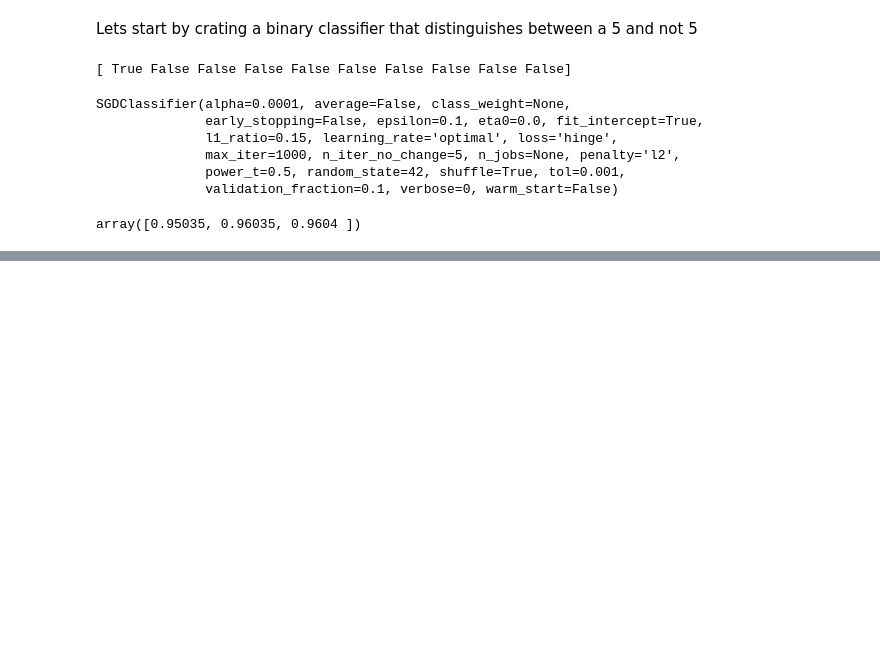
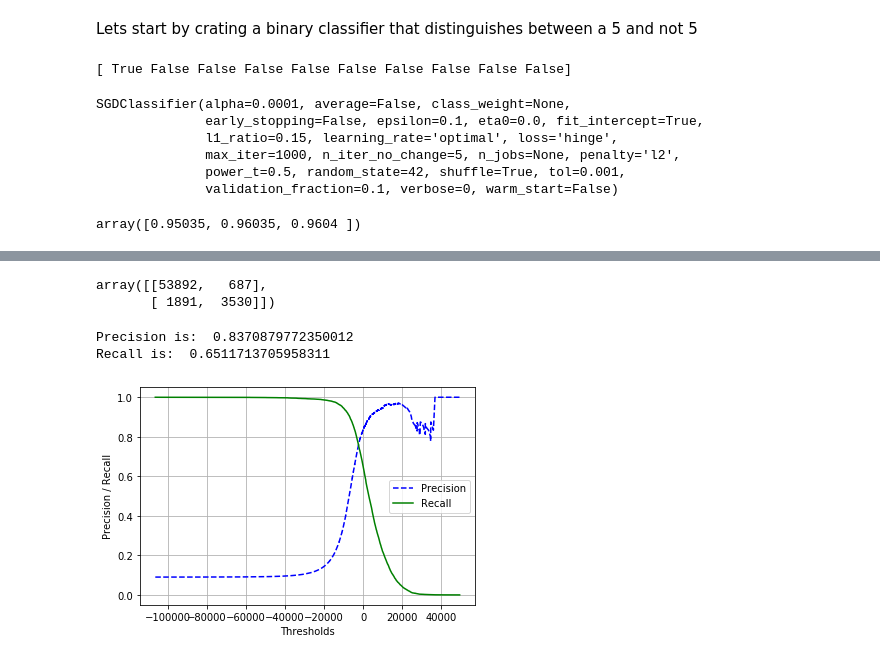
Before and after one commit to AdhirajChaddha/MNIST-Learning, a Jupyter notebook: MNIST.ipynb, the cells around one changed output, grey strips where cells are left out. Cells and saved outputs as stored; diff of their text form; code cells hidden in the pictures; blank space fills up the shorter version.

```diff
--- a/MNIST.ipynb
+++ b/MNIST.ipynb
@@ -68,0 +91,6 @@ from sklearn.base import
+# %%
+from sklearn.metrics import confusion_matrix
+confusion_matrix(y_train_5, y_train_pred)
+# %% [output]
+array([[53892,   687],
+       [ 1891,  3530]])
@@ -68,0 +109,35 @@ from sklearn.base import
+# %%
+from sklearn.metrics import precision_score, recall_score
+print("Precision is: ", precision_score(y_train_5, y_train_pred))
+print("Recall is: ", recall_score(y_train_5, y_train_pred))
+# %% [output]
+Precision is:  0.8370879772350012
+Recall is:  0.6511713705958311
+# %%
+# This shows that our classifier is not as good as we thaught
+# It only detects 65% of the 5s and when it says something is
+# a 5 it is only correct 83% of the time.
+
+# Lets now look at the precsion recall curve of the classifier
+# for this we need the decision scores and not the predictions
+# as the precision depends on the decision score
+# (higher threshold would mean high precision as very high decsion)
+# score required
+
+y_scores = cross_val_predict(sgd_clf, X_train, y_train_5, cv=3, method="decision_function")
+
+from sklearn.metrics import precision_recall_curve
+precisions, recalls, thresholds = precision_recall_curve(y_train_5, y_scores)
+# %%
+def plot_precision_recall_vs_threshold(precision, recall, threshold):
+  plt.plot(threshold, precision[:-1], "b--", label="Precision")
+  plt.plot(threshold, recall[:-1], "g-", label="Recall")
+  plt.legend()
+  plt.grid()
+  plt.xlabel('Thresholds')
+  plt.ylabel('Precision / Recall')
+  plt.show()
+
+plot_precision_recall_vs_threshold(precisions, recalls, thresholds)
+# %% [output]
+[figure, added]
```
Also changed, not shown: parts of 12 cells of this notebook.
